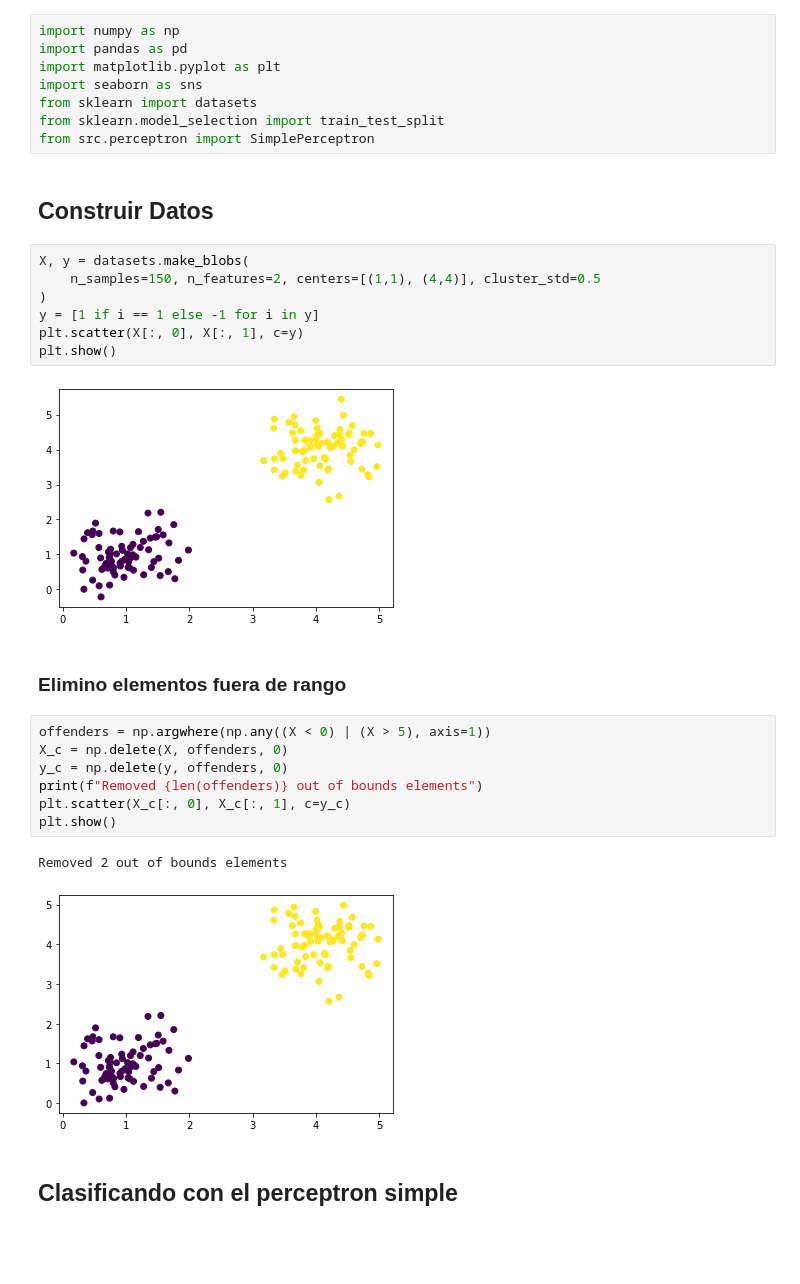
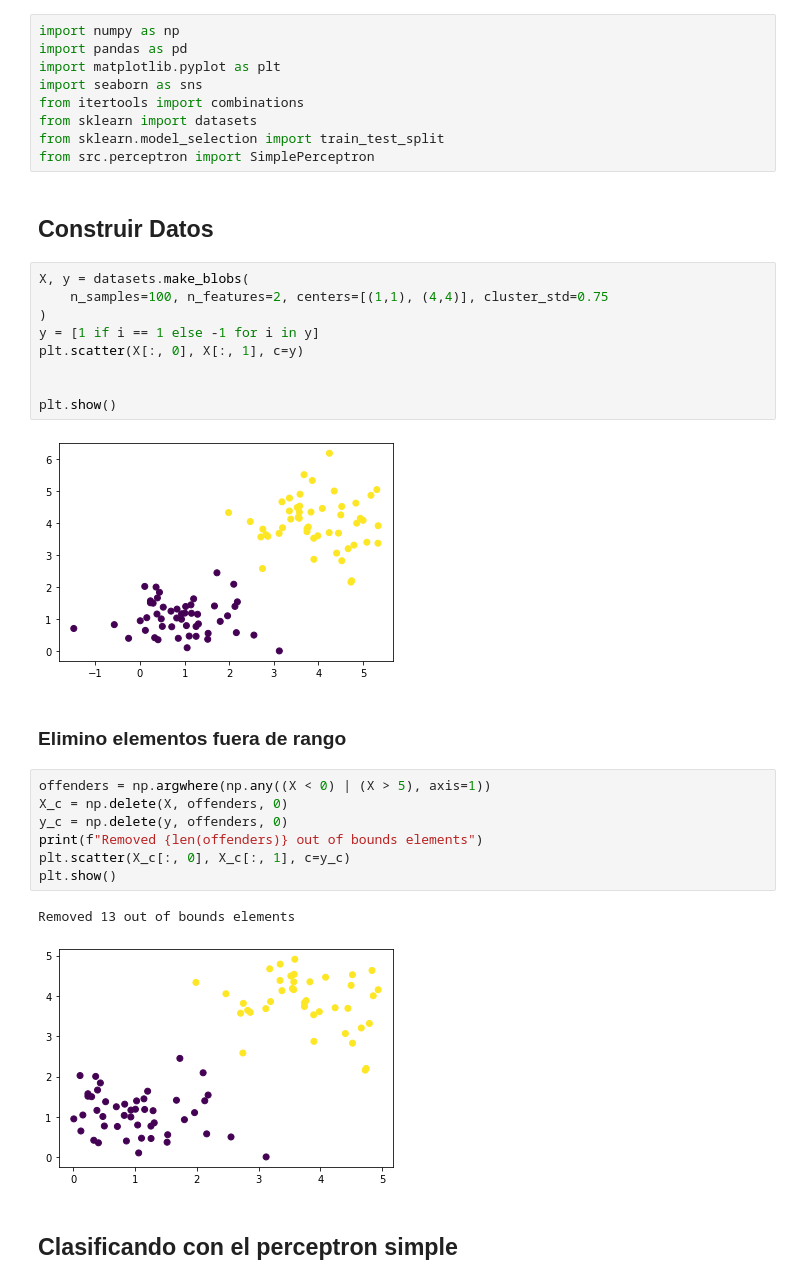
Before and after one commit to gsilvatici/MachineLearningStories, a Jupyter notebook: tp3/ej1.ipynb, the cells around one changed output. Drawn from its saved outputs; the diff is of its cells as text; blank space fills up the shorter version.

```diff
--- a/tp3/ej1.ipynb
+++ b/tp3/ej1.ipynb
@@ -3,6 +3,7 @@ import numpy as np
 import pandas as pd
 import matplotlib.pyplot as plt
 import seaborn as sns
+from itertools import combinations
 from sklearn import datasets
 from sklearn.model_selection import train_test_split
 from src.perceptron import SimplePerceptron
@@ -10,13 +11,15 @@ from src.perceptron import SimplePerceptron
 ## Construir Datos
 # %%
 X, y = datasets.make_blobs(
-    n_samples=150, n_features=2, centers=[(1,1), (4,4)], cluster_std=0.5
+    n_samples=100, n_features=2, centers=[(1,1), (4,4)], cluster_std=0.75
 )
 y = [1 if i == 1 else -1 for i in y]
 plt.scatter(X[:, 0], X[:, 1], c=y)
+
+
 plt.show()
 # %% [output]
-[figure, old version]
+[figure, new version]
 # %% [markdown]
 ### Elimino elementos fuera de rango
 # %%
@@ -27,7 +30,7 @@ print(f"Removed {len(offenders)} out of bounds elements")
 plt.scatter(X_c[:, 0], X_c[:, 1], c=y_c)
 plt.show()
 # %% [output]
-Removed 2 out of bounds elements
+Removed 13 out of bounds elements
-[figure, old version]
+[figure, new version]
 # %% [markdown]
 ## Clasificando con el perceptron simple
```
Also changed, not shown: parts of 15 cells of this notebook, 1 other file.
